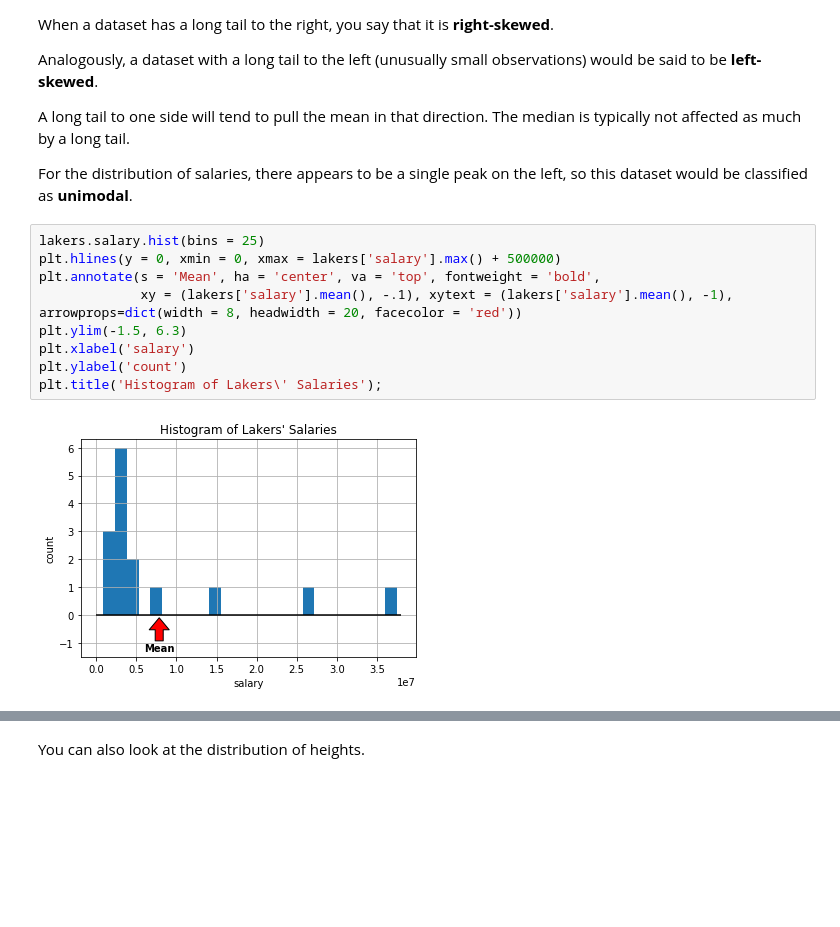
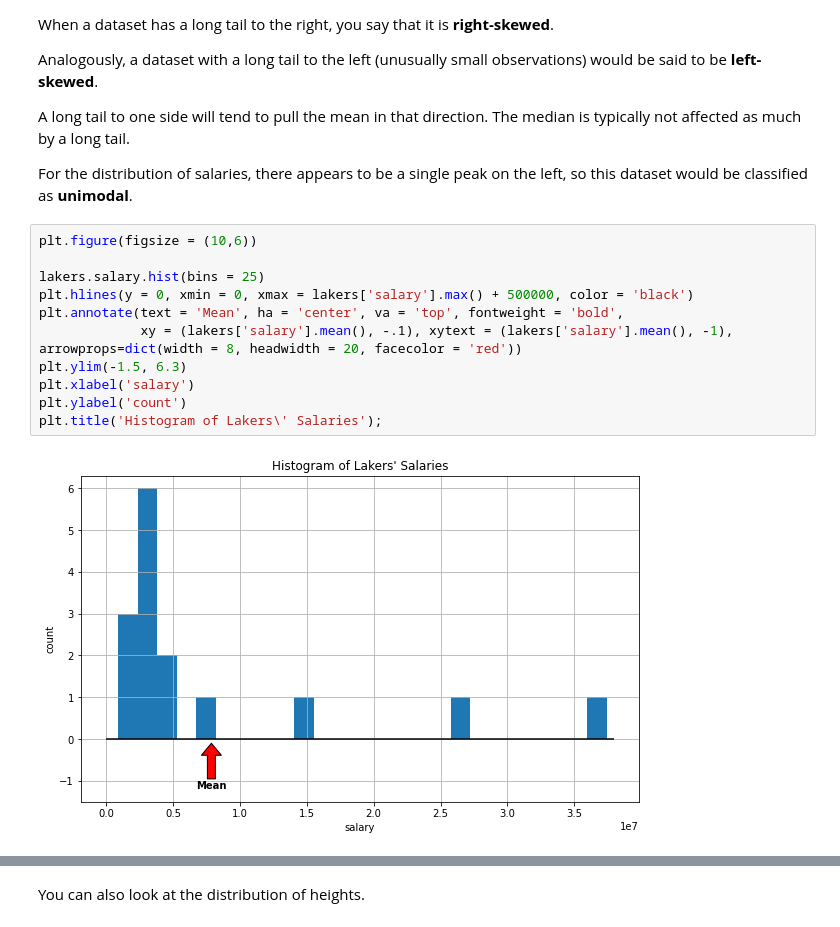
Before and after one commit to NSS-Data-Instructional-Stuff/stats-for-data-science, a Jupyter notebook: notebooks/Notebook_01_Exploratory_Data_Analysis_Part_1_Single_Variable.ipynb, the cells around one changed output, grey strips where cells are left out. Drawn from its saved outputs; the diff is of its cells as text; blank space fills up the shorter version.

```diff
--- a/notebooks/Notebook_01_Exploratory_Data_Analysis_Part_1_Single_Variable.ipynb
+++ b/notebooks/Notebook_01_Exploratory_Data_Analysis_Part_1_Single_Variable.ipynb
@@ -238,14 +338,16 @@ A long tail to one side will tend to pull the mean in that direction. The median
 
 For the distribution of salaries, there appears to be a single peak on the left, so this dataset would be classified as **unimodal**.
 # %%
+plt.figure(figsize = (10,6))
+
 lakers.salary.hist(bins = 25)
-plt.hlines(y = 0, xmin = 0, xmax = lakers['salary'].max() + 500000)
-plt.annotate(s = 'Mean', ha = 'center', va = 'top', fontweight = 'bold',
+plt.hlines(y = 0, xmin = 0, xmax = lakers['salary'].max() + 500000, color = 'black')
+plt.annotate(text = 'Mean', ha = 'center', va = 'top', fontweight = 'bold',
              xy = (lakers['salary'].mean(), -.1), xytext = (lakers['salary'].mean(), -1), arrowprops=dict(width = 8, headwidth = 20, facecolor = 'red'))
 plt.ylim(-1.5, 6.3)
 plt.xlabel('salary')
 plt.ylabel('count')
 plt.title('Histogram of Lakers\' Salaries');
 # %% [output]
-[figure, old version]
+[figure, new version]
 # %%
```
Also changed, not shown: parts of 133 cells of this notebook, 2 other files.
